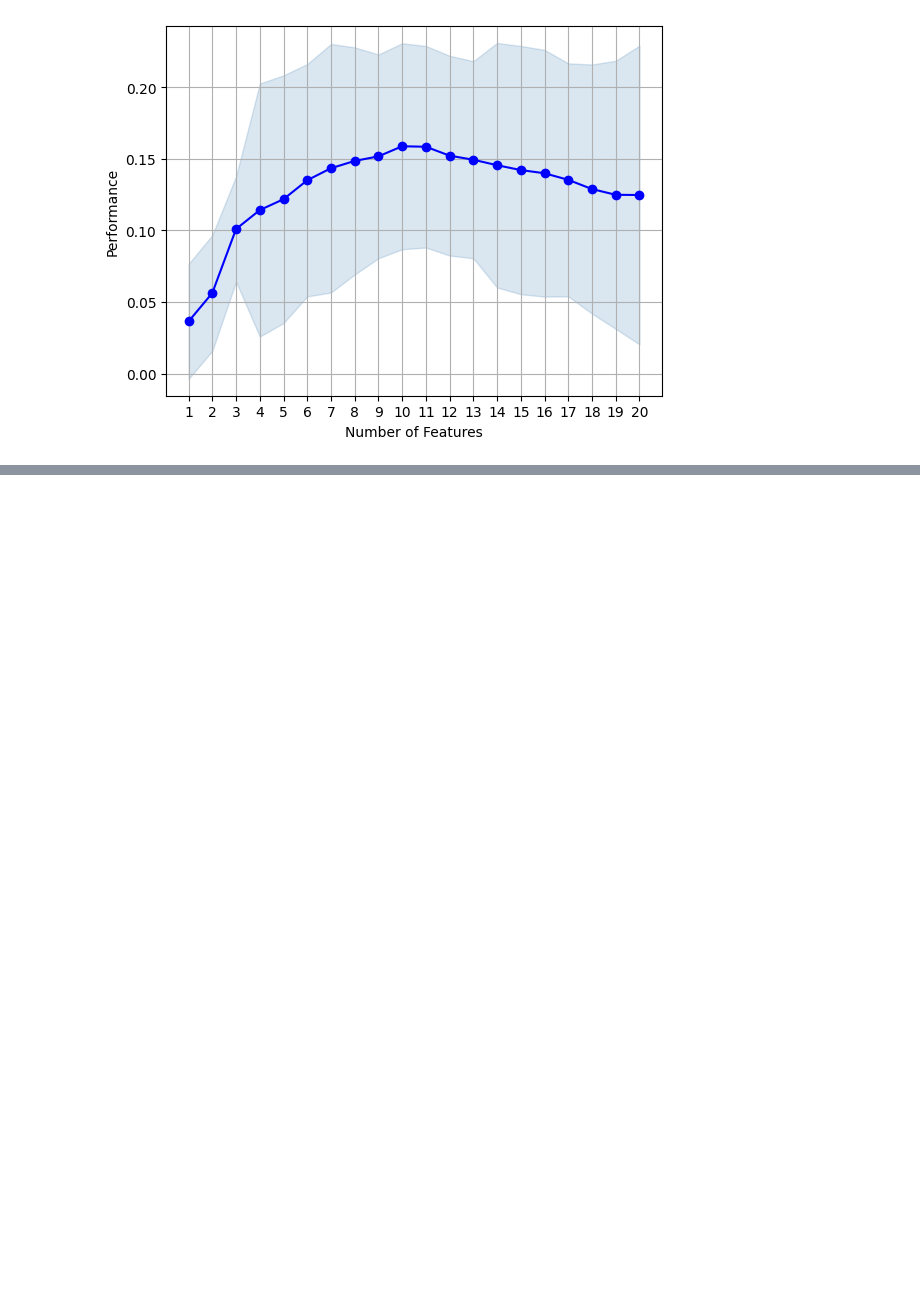
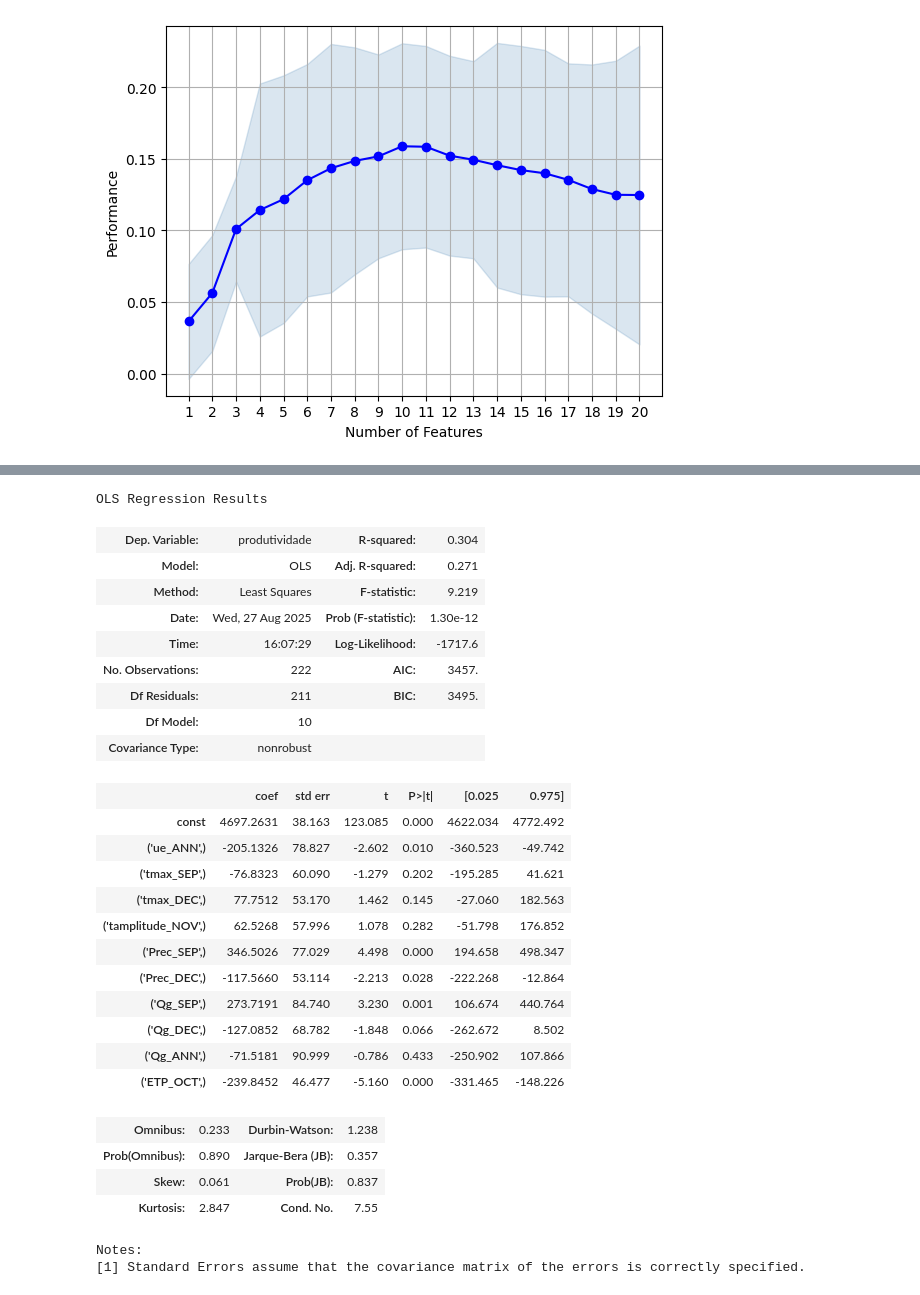
Before and after one commit to theusnevess/previsao-da-produtividade-do-amendoim, a Jupyter notebook: notebooks/Peanut_tech.ipynb, the cells around one changed output, grey strips where cells are left out. Drawn from its saved outputs; the diff is of its cells as text; code cells hidden in the pictures; blank space fills up the shorter version.

Commit message:
feat(modeling): reajusta o modelo com o número de features com maiores resultados.

```diff
--- a/notebooks/Peanut_tech.ipynb
+++ b/notebooks/Peanut_tech.ipynb
@@ -277,0 +331,35 @@ plt.grid()
+# %%
+# Ajuste do modelo
+resultado = sm.OLS(yobs, Xobs).fit()
+
+# Imprimindo o valor dos pesos (coeficientes)
+resultado.summary()
+# %% [output]
+OLS Regression Results
+| Dep. Variable: | produtividade | R-squared: | 0.304 |
+| Model: | OLS | Adj. R-squared: | 0.271 |
+| Method: | Least Squares | F-statistic: | 9.219 |
+| Date: | Wed, 27 Aug 2025 | Prob (F-statistic): | 1.30e-12 |
+| Time: | 16:07:29 | Log-Likelihood: | -1717.6 |
+| No. Observations: | 222 | AIC: | 3457. |
+| Df Residuals: | 211 | BIC: | 3495. |
+| Df Model: | 10 |  |  |
+| Covariance Type: | nonrobust |  |  |
+|  | coef | std err | t | P>|t| | [0.025 | 0.975] |
+| const | 4697.2631 | 38.163 | 123.085 | 0.000 | 4622.034 | 4772.492 |
+| ('ue_ANN',) | -205.1326 | 78.827 | -2.602 | 0.010 | -360.523 | -49.742 |
+| ('tmax_SEP',) | -76.8323 | 60.090 | -1.279 | 0.202 | -195.285 | 41.621 |
+| ('tmax_DEC',) | 77.7512 | 53.170 | 1.462 | 0.145 | -27.060 | 182.563 |
+| ('tamplitude_NOV',) | 62.5268 | 57.996 | 1.078 | 0.282 | -51.798 | 176.852 |
+| ('Prec_SEP',) | 346.5026 | 77.029 | 4.498 | 0.000 | 194.658 | 498.347 |
+| ('Prec_DEC',) | -117.5660 | 53.114 | -2.213 | 0.028 | -222.268 | -12.864 |
+| ('Qg_SEP',) | 273.7191 | 84.740 | 3.230 | 0.001 | 106.674 | 440.764 |
+| ('Qg_DEC',) | -127.0852 | 68.782 | -1.848 | 0.066 | -262.672 | 8.502 |
+| ('Qg_ANN',) | -71.5181 | 90.999 | -0.786 | 0.433 | -250.902 | 107.866 |
+| ('ETP_OCT',) | -239.8452 | 46.477 | -5.160 | 0.000 | -331.465 | -148.226 |
+| Omnibus: | 0.233 | Durbin-Watson: | 1.238 |
+| Prob(Omnibus): | 0.890 | Jarque-Bera (JB): | 0.357 |
+| Skew: | 0.061 | Prob(JB): | 0.837 |
+| Kurtosis: | 2.847 | Cond. No. | 7.55 |
+Notes:
+[1] Standard Errors assume that the covariance matrix of the errors is correctly specified.
```
Also changed, not shown: parts of 5 cells of this notebook.
